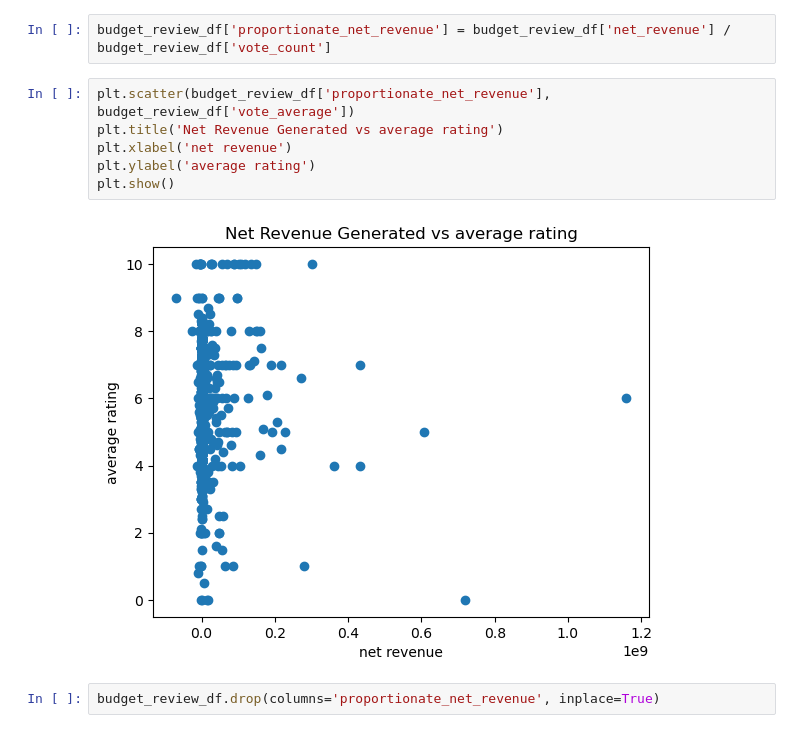
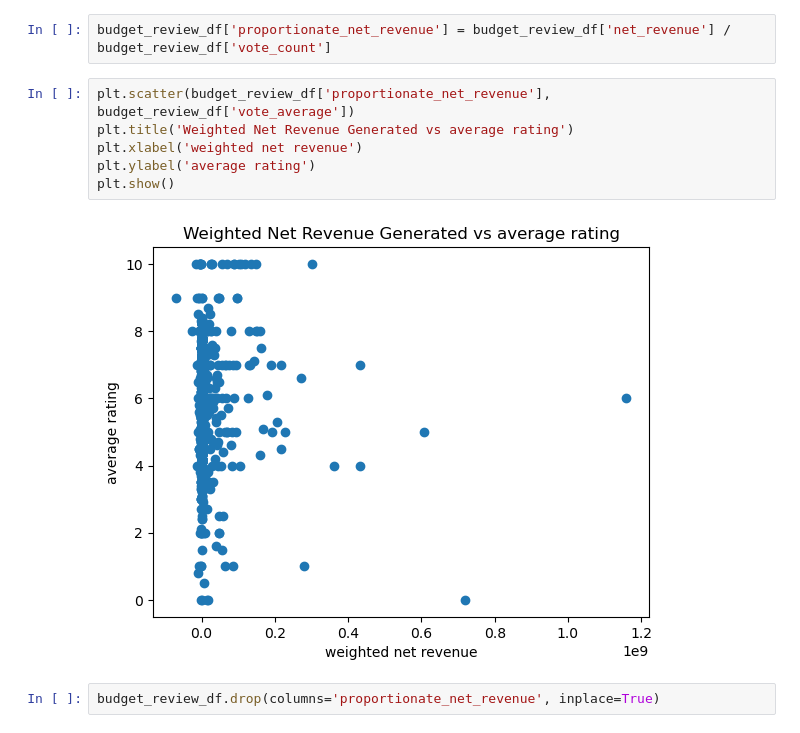
Before and after one commit to basstraining/film_data_analysis, a Jupyter notebook: Notebooks/student_working_notebook_prep.ipynb, the cells around one changed output. Saved outputs shown, nothing was run; the diff lists cells and outputs as text.

```diff
--- a/Notebooks/student_working_notebook_prep.ipynb
+++ b/Notebooks/student_working_notebook_prep.ipynb
@@ -313,12 +313,12 @@ plt.show()
 budget_review_df['proportionate_net_revenue'] = budget_review_df['net_revenue'] / budget_review_df['vote_count']
 # %%
 plt.scatter(budget_review_df['proportionate_net_revenue'], budget_review_df['vote_average'])
-plt.title('Net Revenue Generated vs average rating')
-plt.xlabel('net revenue')
+plt.title('Weighted Net Revenue Generated vs average rating')
+plt.xlabel('weighted net revenue')
 plt.ylabel('average rating')
 plt.show()
 # %% [output]
-[figure, old version]
+[figure, new version]
 # %%
 budget_review_df.drop(columns='proportionate_net_revenue', inplace=True)
 # %%
```
Also changed, not shown: 2 other files.
